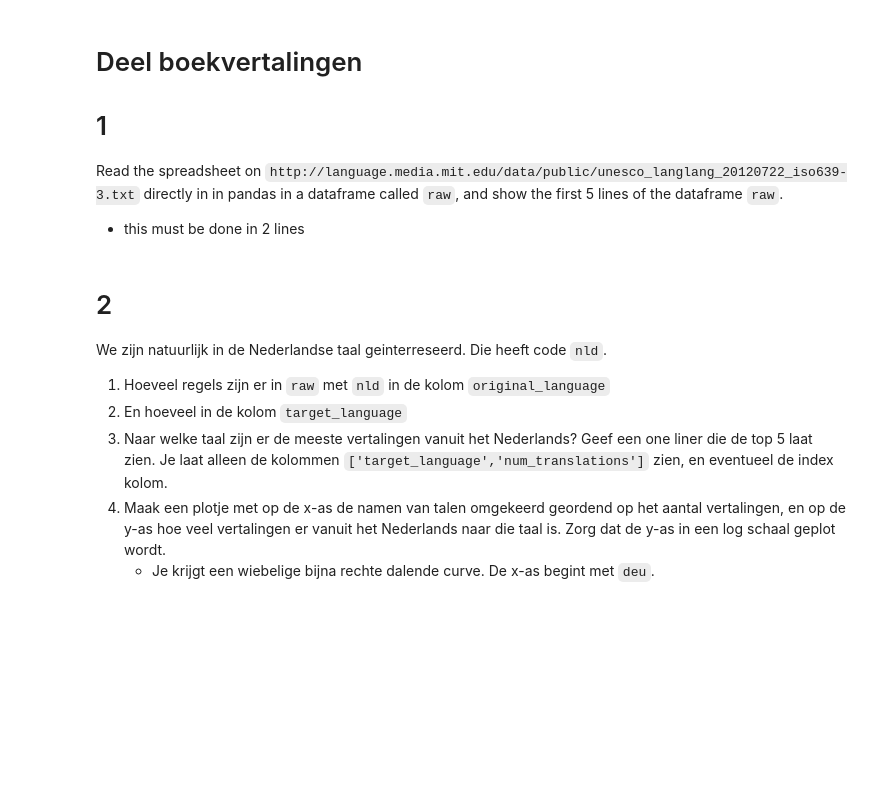
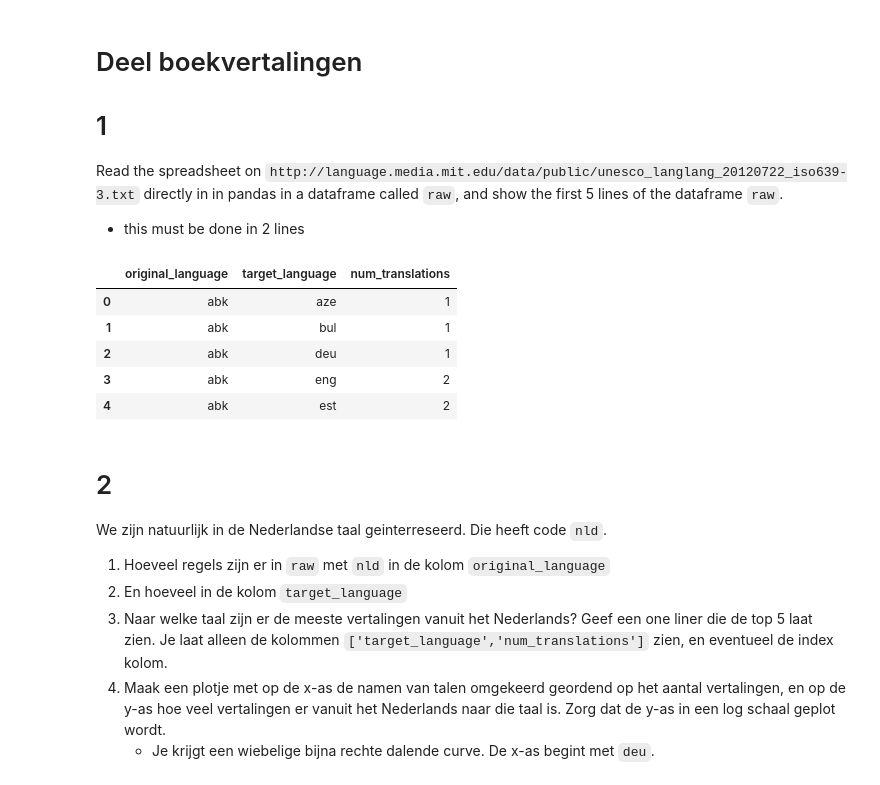
Before and after one commit to JoepStraatman/datascience, a Jupyter notebook: Assignment5-2018joep.ipynb, the cells around one changed output. Cells and saved outputs as stored; diff of their text form; code cells hidden in the pictures; blank space fills up the shorter version.

```diff
--- a/Assignment5-2018joep.ipynb
+++ b/Assignment5-2018joep.ipynb
@@ -49,6 +50,16 @@ import itertools
 Read the spreadsheet on `http://language.media.mit.edu/data/public/unesco_langlang_20120722_iso639-3.txt` directly in in pandas in a dataframe called `raw`, and show the first 5 lines of the dataframe `raw`.
 
 * this must be done in 2 lines
+# %%
+raw = pd.read_csv('http://language.media.mit.edu/data/public/unesco_langlang_20120722_iso639-3.txt',delimiter="\t")
+raw[:5]
+# %% [output]
+|  | original_language | target_language | num_translations |
+| 0 | abk | aze | 1 |
+| 1 | abk | bul | 1 |
+| 2 | abk | deu | 1 |
+| 3 | abk | eng | 2 |
+| 4 | abk | est | 2 |
 # %% [markdown]
 # 2
 We zijn natuurlijk in de Nederlandse taal geinterreseerd. Die heeft code `nld`.
```
Also changed, not shown: parts of 25 cells of this notebook.
